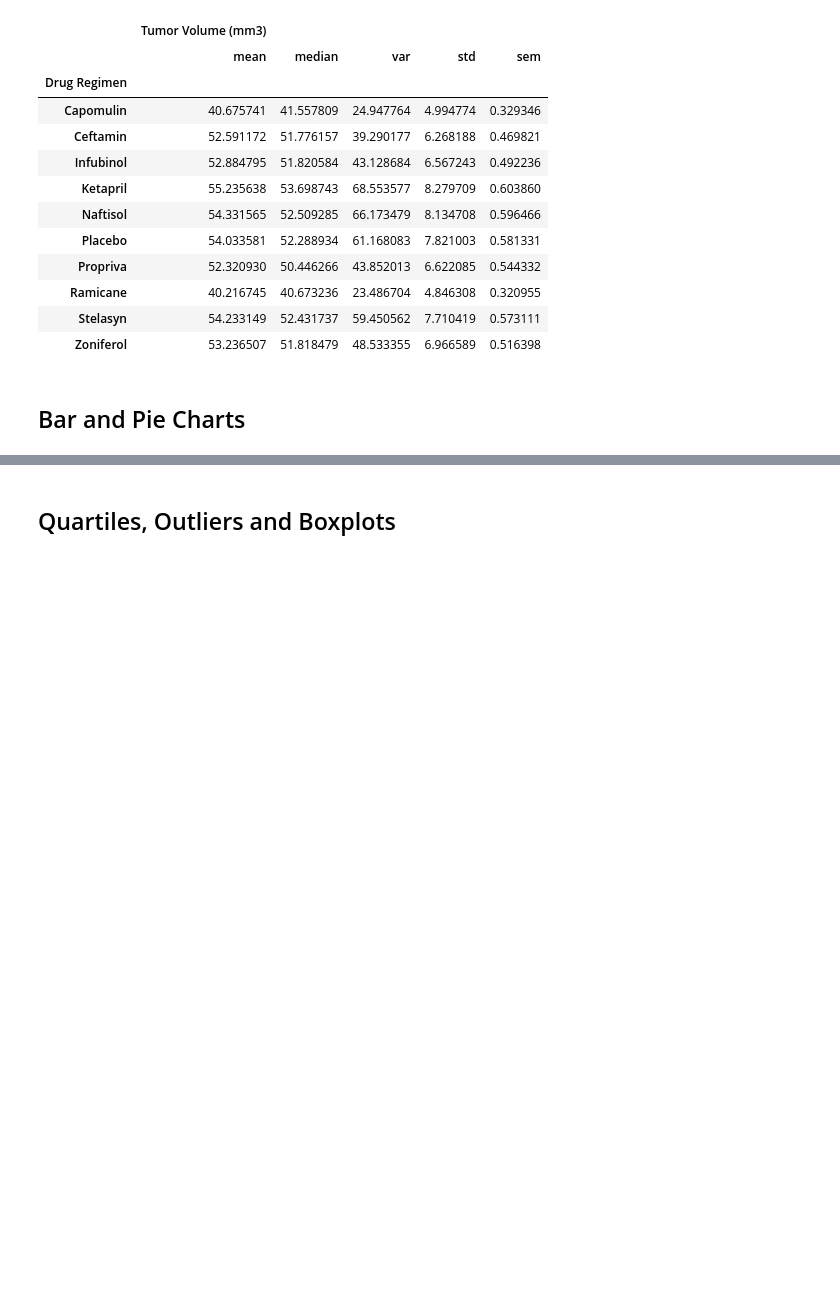
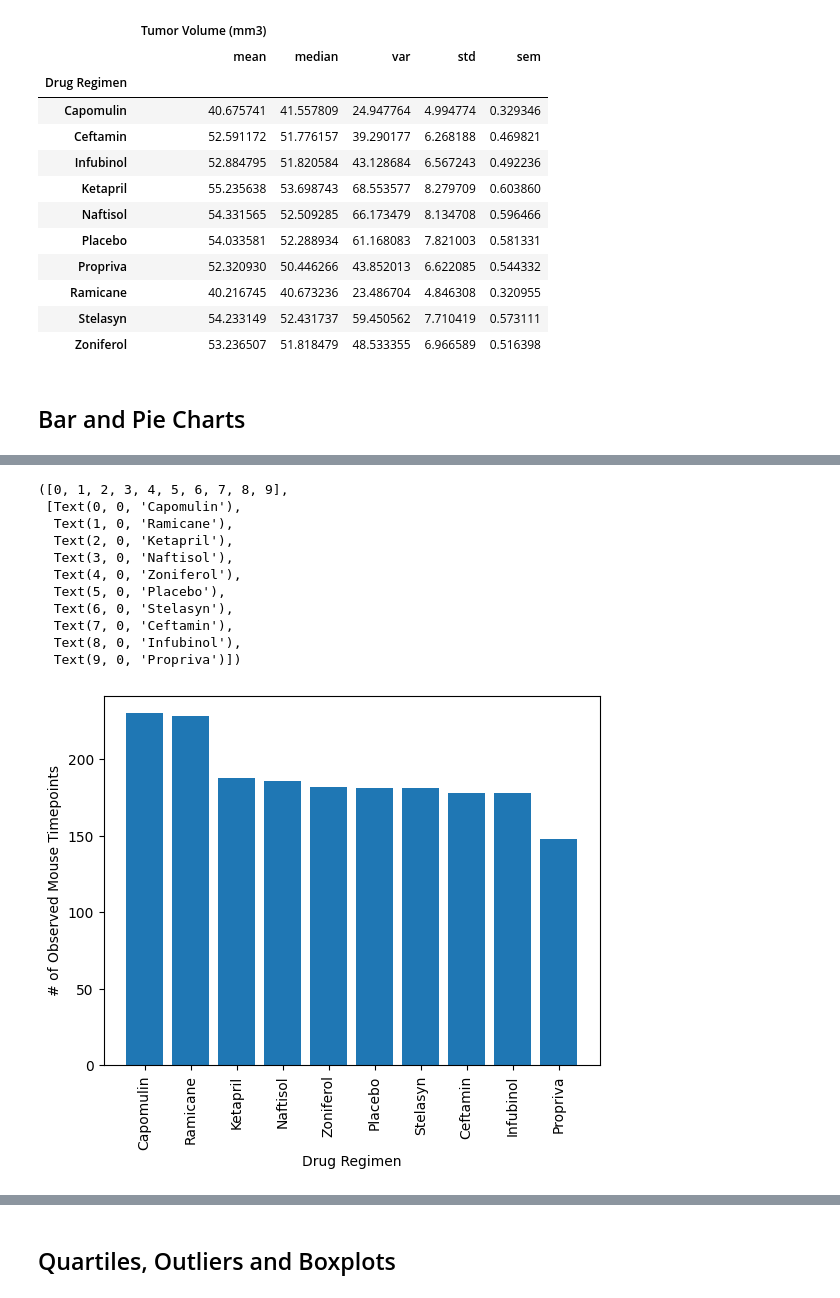
Before and after one commit to Nolan-Tonthat/pymaceuticals-challenge, a Jupyter notebook: pymaceuticals.ipynb, the cells around one changed output, grey strips where cells are left out. Cells and saved outputs as stored; diff of their text form; code cells hidden in the pictures; blank space fills up the shorter version.

```diff
--- a/pymaceuticals.ipynb
+++ b/pymaceuticals.ipynb
@@ -107,2 +111,21 @@ aggregate_df
 # %%
 # Generate a bar plot showing the total number of rows (Mouse ID/Timepoints) for each drug regimen using pyplot.
+x = bar.index.values
+y = bar['Timepoint']
+plt.bar(x,y)
+plt.xlabel("Drug Regimen")
+plt.ylabel("# of Observed Mouse Timepoints")
+plt.xticks(rotation=90)
+# %% [output]
+([0, 1, 2, 3, 4, 5, 6, 7, 8, 9],
+ [Text(0, 0, 'Capomulin'),
+  Text(1, 0, 'Ramicane'),
+  Text(2, 0, 'Ketapril'),
+  Text(3, 0, 'Naftisol'),
+  Text(4, 0, 'Zoniferol'),
+  Text(5, 0, 'Placebo'),
+  Text(6, 0, 'Stelasyn'),
+  Text(7, 0, 'Ceftamin'),
+  Text(8, 0, 'Infubinol'),
+  Text(9, 0, 'Propriva')])
+[figure, added]
```
Also changed, not shown: parts of 4 cells of this notebook.
